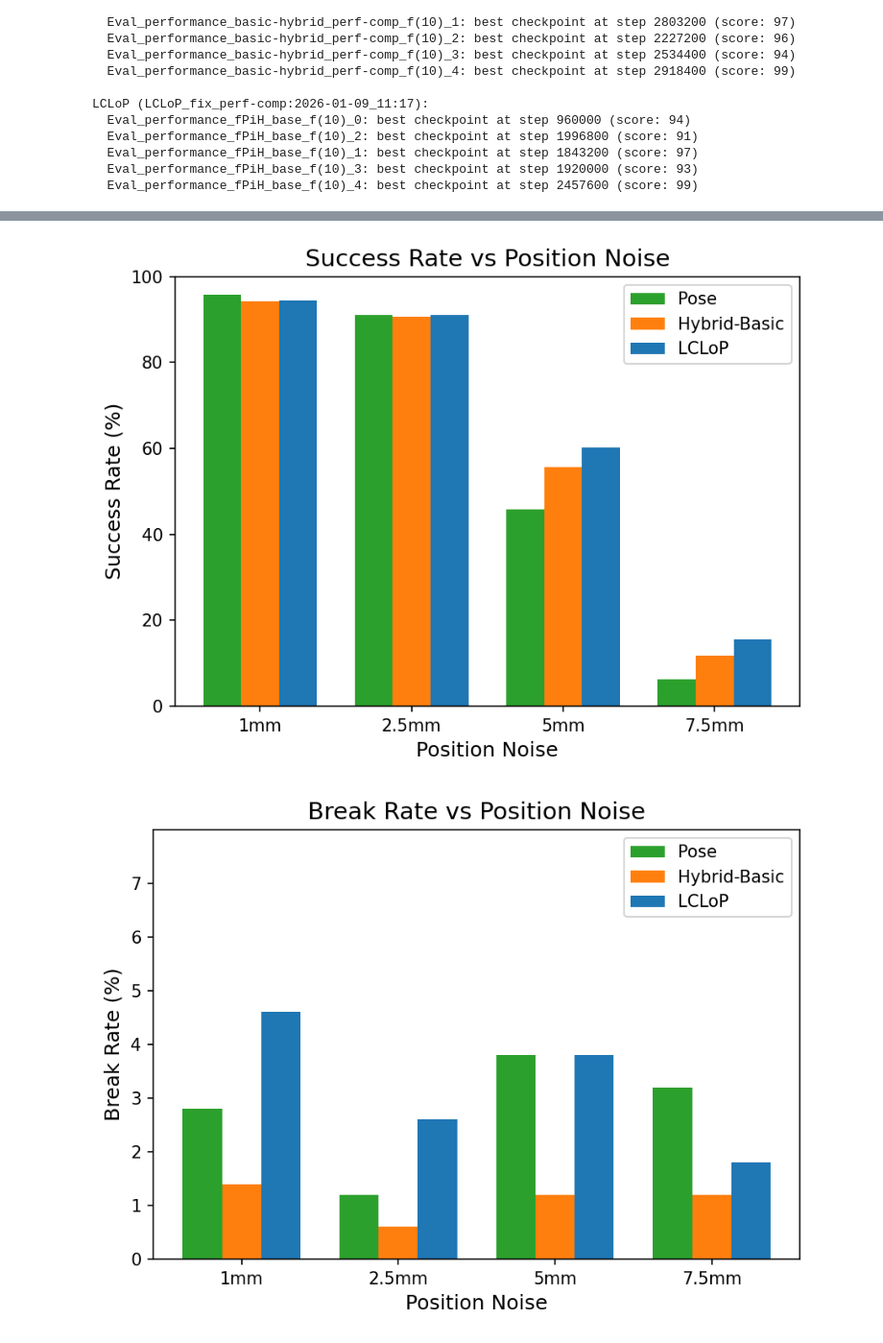
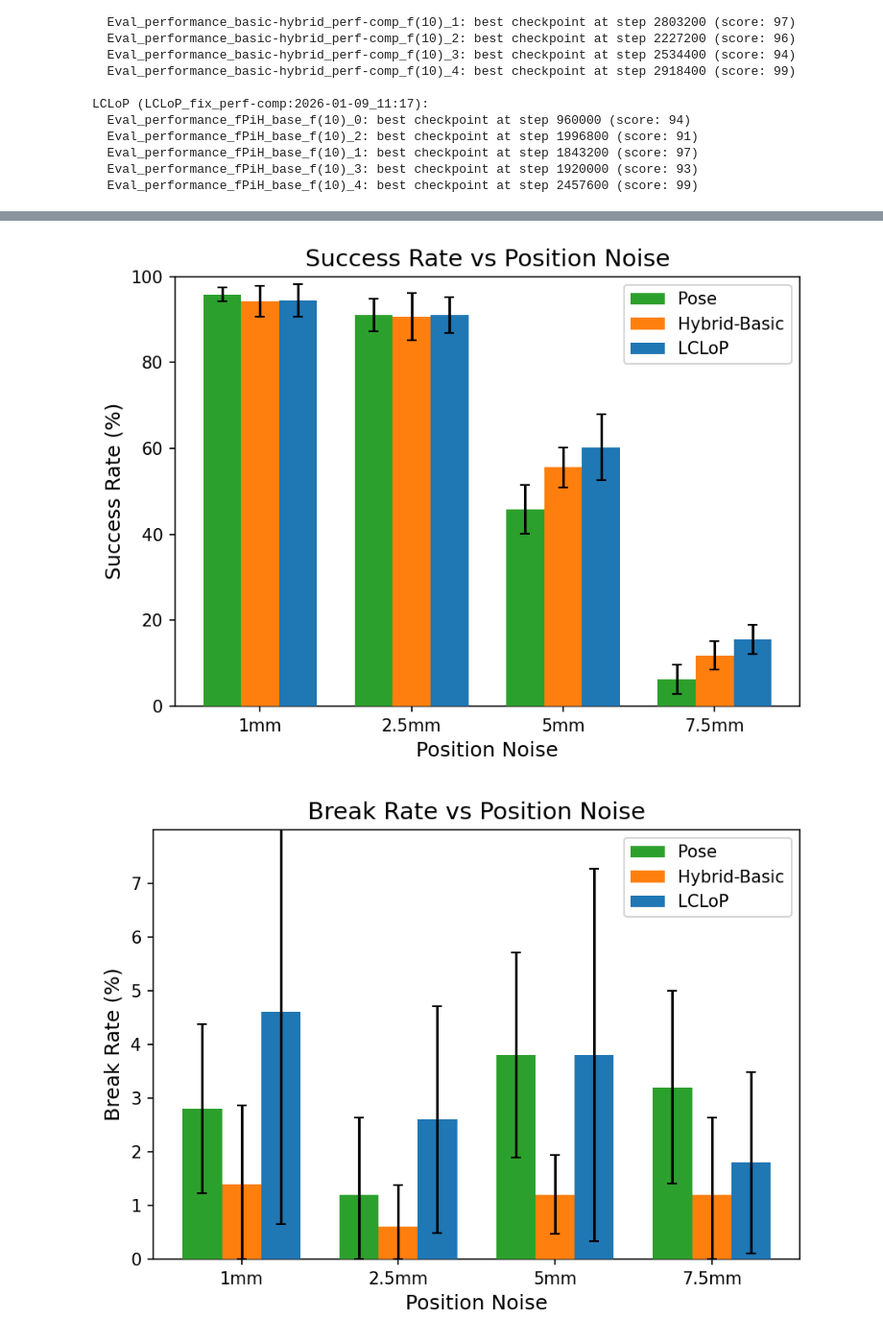
Before and after one commit to RoboNuke/Continuous_Force_RL, a Jupyter notebook: scripts/data_processing/noise_robustness_analysis.ipynb, the cells around one changed output, grey strips where cells are left out. Shown at 96% size. Cells and saved outputs as stored; diff of their text form; code cells hidden in the pictures.

```diff
--- a/scripts/data_processing/noise_robustness_analysis.ipynb
+++ b/scripts/data_processing/noise_robustness_analysis.ipynb
@@ -303,17 +324,31 @@ for i, method_name in enumerate(method_names):
     df = noise_data[method_name]
     df = filter_top_n_runs(df, best_checkpoints_by_method[method_name], TOP_N_POLICIES)
     means = []
+    errors_lower = []
+    errors_upper = []
     for noise_label in noise_labels:
         subset = df[df["noise_level"] == noise_label]
         if not subset.empty:
-            total = subset["total"].sum()
-            success_rate = 100 * subset["success"].sum() / total
-            means.append(success_rate)
+            # Calculate per-seed success rates
+            subset = subset.copy()
+            subset["success_rate"] = 100 * subset["success"] / subset["total"]
+            mean = subset["success_rate"].mean()
+            std = subset["success_rate"].std()
+            n_seeds = len(subset)
+            sem = std / np.sqrt(n_seeds)
+            ci = 1.96 * sem
+            # Clip error bars to [0, 100] range
+            errors_lower.append(min(ci, mean - 0))
+            errors_upper.append(min(ci, 100 - mean))
+            means.append(mean)
         else:
             means.append(0)
+            errors_lower.append(0)
+            errors_upper.append(0)
 
     offset = (i - len(method_names)/2 + 0.5) * BAR_WIDTH
-    ax.bar(x + offset, means, BAR_WIDTH, label=method_name, color=COLORS[method_name])
+    ax.bar(x + offset, means, BAR_WIDTH, label=method_name, color=COLORS[method_name],
+           yerr=[errors_lower, errors_upper], capsize=3, zorder=3)
 
 ax.set_xlabel(X_LABEL, fontsize=FONT_AXIS_LABEL)
 ax.set_ylabel(Y_LABEL, fontsize=FONT_AXIS_LABEL)
@@ -328,7 +363,7 @@ ax.legend(fontsize=FONT_LEGEND)
 plt.tight_layout()
 plt.show()
 # %% [output]
-[figure, old version]
+[figure, new version]
 # %%
 # ============================================================
 # BLOCK 5: BREAK RATE VS POSITION NOISE - BAR PLOT
@@ -381,38 +416,52 @@ noise_labels = list(NOISE_LEVELS.keys())
 x = np.arange(len(noise_labels))
 method_names = list(METHOD_TAGS.keys())
 
 fig, ax = plt.subplots(figsize=FIGSIZE, dpi=DPI)
 
 for i, method_name in enumerate(method_names):
     df = noise_data[method_name]
     df = filter_top_n_runs(df, best_checkpoints_by_method[method_name], TOP_N_POLICIES)
     means = []
+    errors_lower = []
+    errors_upper = []
     for noise_label in noise_labels:
         subset = df[df["noise_level"] == noise_label]
         if not subset.empty:
-            total = subset["total"].sum()
-            break_rate = 100 * subset["breaks"].sum() / total
-            means.append(break_rate)
+            # Calculate per-seed break rates
+            subset = subset.copy()
+            subset["break_rate"] = 100 * subset["breaks"] / subset["total"]
+            mean = subset["break_rate"].mean()
+            std = subset["break_rate"].std()
+            n_seeds = len(subset)
+            sem = std / np.sqrt(n_seeds)
+            ci = 1.96 * sem
+            # Clip error bars to [0, 100] range
+            errors_lower.append(min(ci, mean - 0))
+            errors_upper.append(min(ci, 100 - mean))
+            means.append(mean)
         else:
             means.append(0)
+            errors_lower.append(0)
+            errors_upper.append(0)
 
     offset = (i - len(method_names)/2 + 0.5) * BAR_WIDTH
-    ax.bar(x + offset, means, BAR_WIDTH, label=method_name, color=COLORS[method_name])
+    ax.bar(x + offset, means, BAR_WIDTH, label=method_name, color=COLORS[method_name],
+           yerr=[errors_lower, errors_upper], capsize=3, zorder=3)
 
 ax.set_xlabel(X_LABEL, fontsize=FONT_AXIS_LABEL)
 ax.set_ylabel(Y_LABEL, fontsize=FONT_AXIS_LABEL)
 ax.set_title(TITLE, fontsize=FONT_TITLE)
 ax.set_xticks(x)
 ax.set_xticklabels(noise_labels, fontsize=FONT_TICK)
 ax.set_ylim(Y_LIM)
 ax.set_yticks(Y_TICKS)
 ax.tick_params(axis='y', labelsize=FONT_TICK)
 ax.legend(fontsize=FONT_LEGEND)
 
 plt.tight_layout()
 plt.show()
 # %% [output]
-[figure, old version]
+[figure, new version]
 # %%
 # ============================================================
 # BLOCK 6: LATEX TABLE - NOMINAL PERFORMANCE
```
Also changed, not shown: parts of 3 cells of this notebook, 3 other files.
